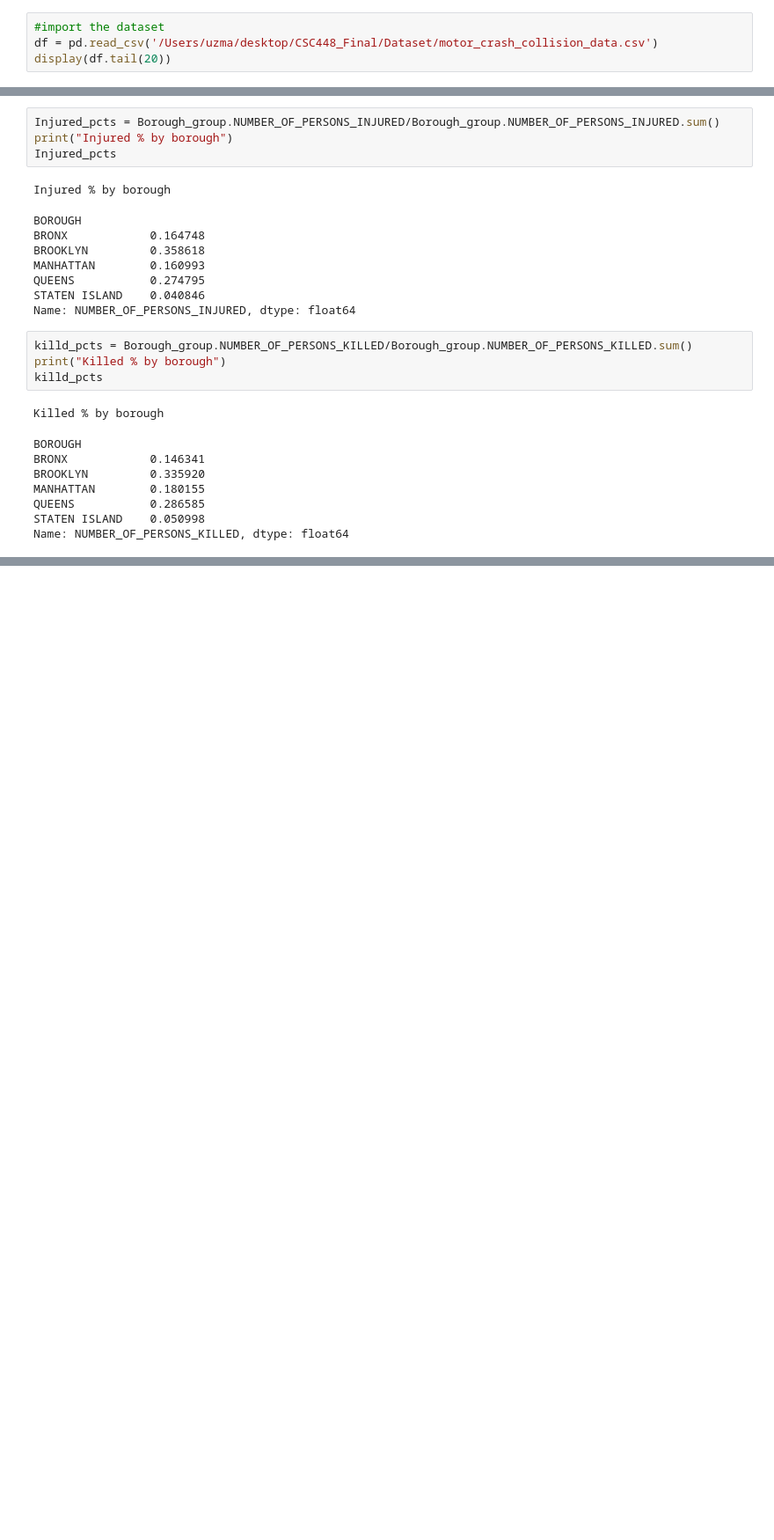
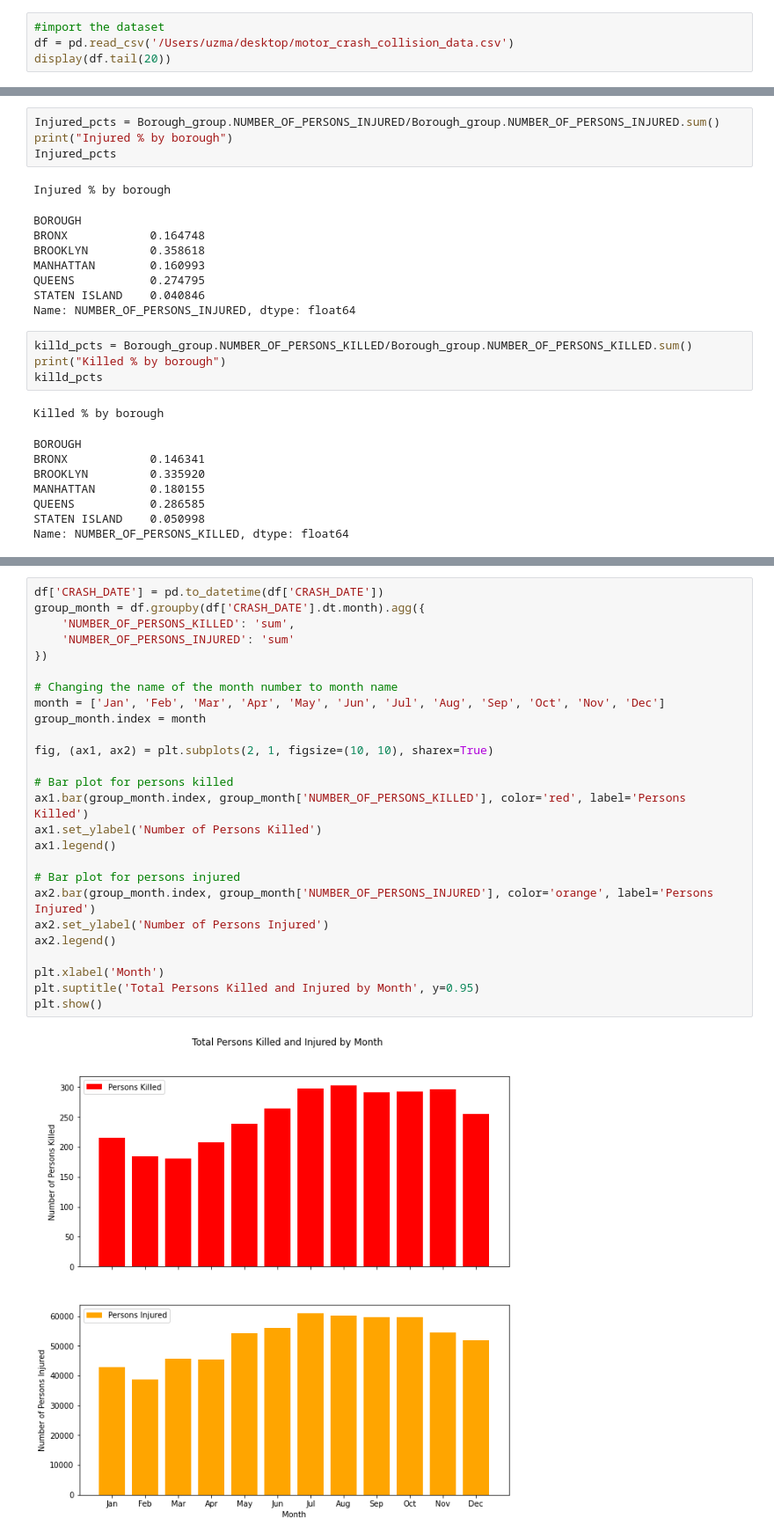
Before and after one commit to uzmakap/CSC448_Final, a Jupyter notebook: Code/Accident_Analysis.ipynb, the cells around one changed output, grey strips where cells are left out. Shown at 88% size. Saved outputs shown, nothing was run; the diff lists cells and outputs as text; blank space fills up the shorter version.

Commit message:
added month grouping

```diff
--- a/Code/Accident_Analysis.ipynb
+++ b/Code/Accident_Analysis.ipynb
@@ -14,7 +14,7 @@ from sklearn.preprocessing import StandardScaler
 from sklearn.tree import DecisionTreeRegressor
 # %%
 #import the dataset
-df = pd.read_csv('/Users/uzma/desktop/CSC448_Final/Dataset/motor_crash_collision_data.csv')
+df = pd.read_csv('/Users/uzma/desktop/motor_crash_collision_data.csv')
 display(df.tail(20))
 # %% [output]
 |  | CRASH DATE | CRASH TIME | BOROUGH | ZIP CODE | LATITUDE | LONGITUDE | LOCATION | ON STREET NAME | ... |
@@ -159,0 +162,28 @@ Name: NUMBER_OF_PERSONS_KILLED, dtype: float64
+# %%
+df['CRASH_DATE'] = pd.to_datetime(df['CRASH_DATE'])
+group_month = df.groupby(df['CRASH_DATE'].dt.month).agg({
+    'NUMBER_OF_PERSONS_KILLED': 'sum',
+    'NUMBER_OF_PERSONS_INJURED': 'sum'
+})
+
+# Changing the name of the month number to month name
+month = ['Jan', 'Feb', 'Mar', 'Apr', 'May', 'Jun', 'Jul', 'Aug', 'Sep', 'Oct', 'Nov', 'Dec']
+group_month.index = month
+
+fig, (ax1, ax2) = plt.subplots(2, 1, figsize=(10, 10), sharex=True)
+
+# Bar plot for persons killed
+ax1.bar(group_month.index, group_month['NUMBER_OF_PERSONS_KILLED'], color='red', label='Persons Killed')
+ax1.set_ylabel('Number of Persons Killed')
+ax1.legend()
+
+# Bar plot for persons injured
+ax2.bar(group_month.index, group_month['NUMBER_OF_PERSONS_INJURED'], color='orange', label='Persons Injured')
+ax2.set_ylabel('Number of Persons Injured')
+ax2.legend()
+
+plt.xlabel('Month')
+plt.suptitle('Total Persons Killed and Injured by Month', y=0.95)
+plt.show()
+# %% [output]
+[figure, added]
```
Also changed, not shown: parts of 1 cell of this notebook, 3 other files.
